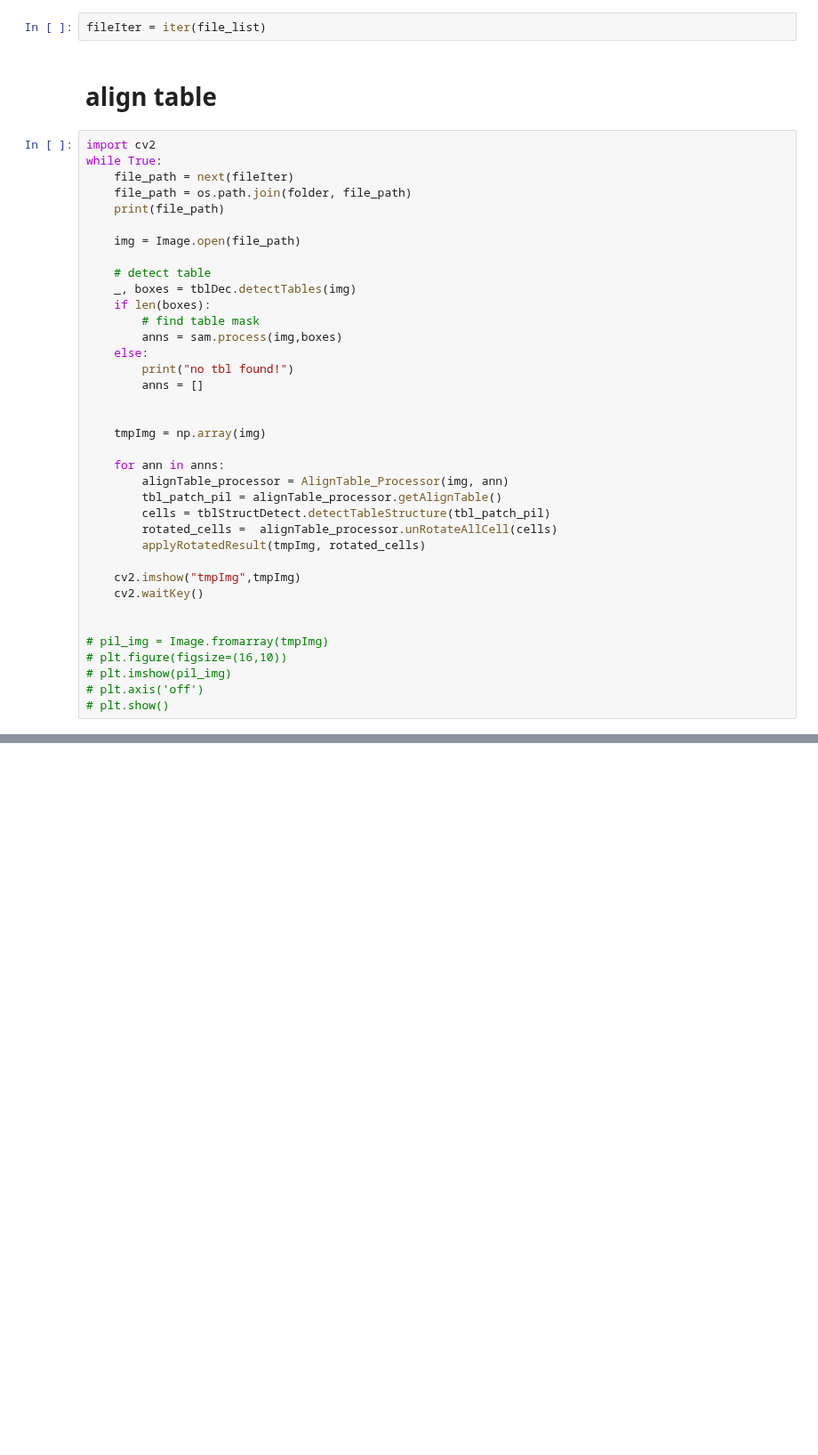
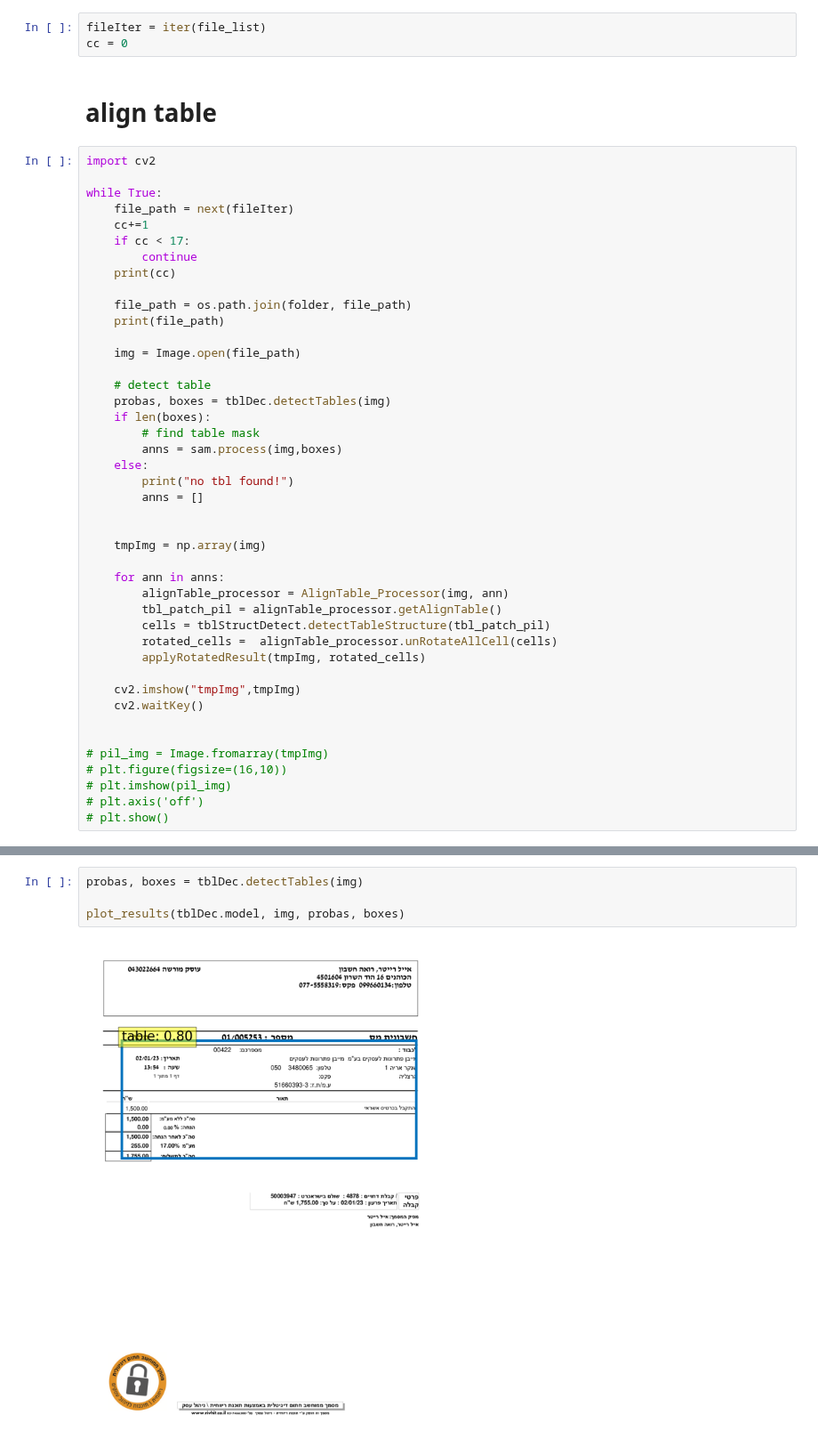
Before and after one commit to eliaweiss/MobileSAM, a Jupyter notebook: notebooks/TblDet4.ipynb, the cells around one changed output, grey strips where cells are left out. Shown at 89% size. Cells and saved outputs as stored; diff of their text form; blank space fills up the shorter version.

```diff
--- a/notebooks/TblDet4.ipynb
+++ b/notebooks/TblDet4.ipynb
@@ -32,19 +32,26 @@ file_list = [file for file in file_list if
              or ".jpeg" in file]
 # %%
 fileIter = iter(file_list)
+cc = 0
 # %% [markdown]
 # align table
 # %%
 import cv2
+
 while True:
     file_path = next(fileIter)
+    cc+=1
+    if cc < 17:
+        continue
+    print(cc)
+
     file_path = os.path.join(folder, file_path)
     print(file_path)
 
     img = Image.open(file_path)
 
     # detect table
-    _, boxes = tblDec.detectTables(img)
+    probas, boxes = tblDec.detectTables(img)
     if len(boxes):
         # find table mask
         anns = sam.process(img,boxes)
@@ -80,0 +86,6 @@ len(boxes)
+# %%
+probas, boxes = tblDec.detectTables(img)
+
+plot_results(tblDec.model, img, probas, boxes)
+# %% [output]
+[figure, added]
```
Also changed, not shown: parts of 5 cells of this notebook, 2 other files.
